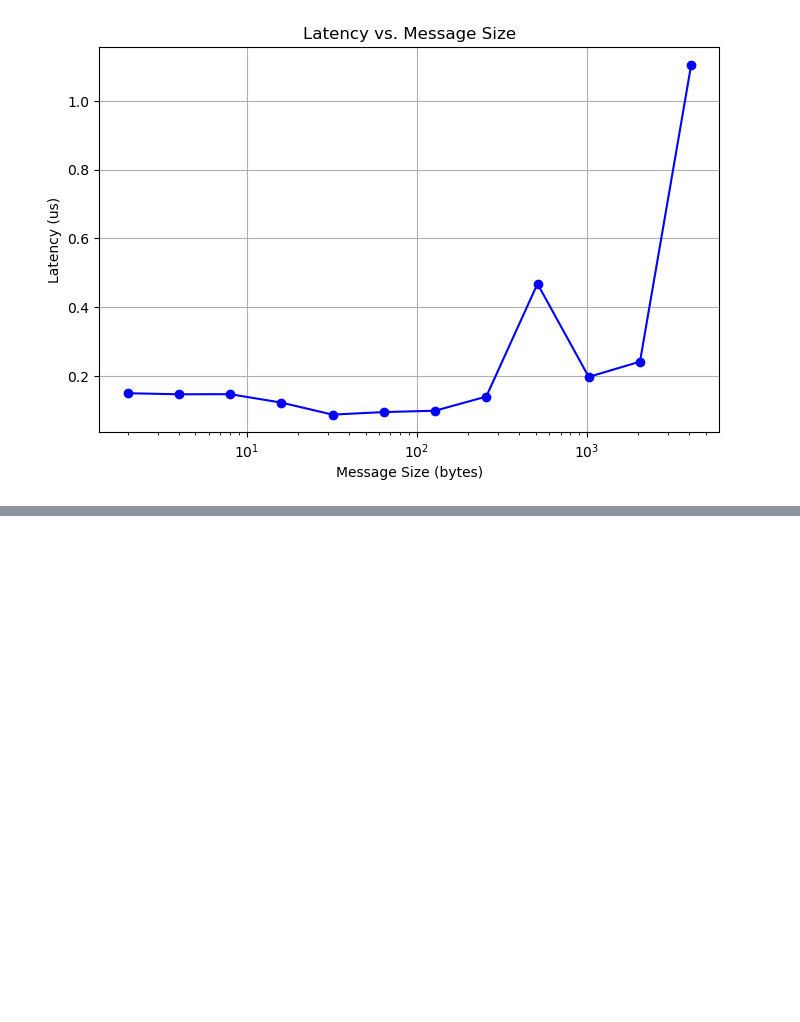
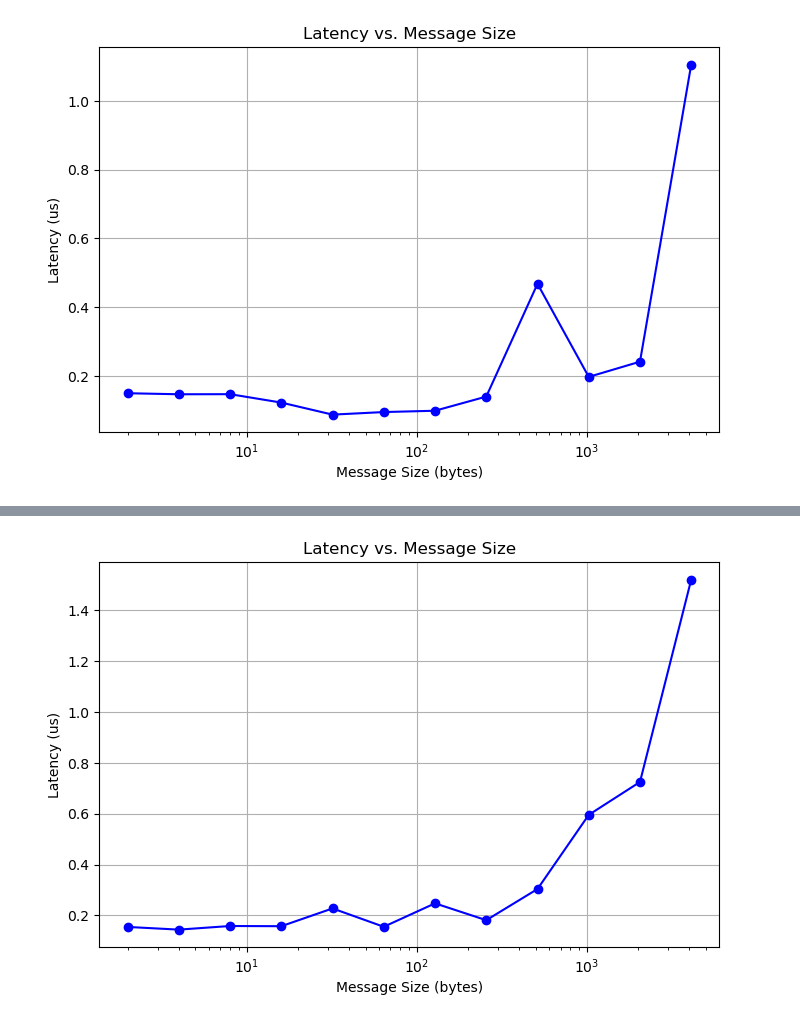
Before and after one commit to cmse822/project-3-mpi-p2p-team1, a Jupyter notebook: plotting.ipynb, the cells around one changed output, grey strips where cells are left out. Drawn from its saved outputs; the diff is of its cells as text; code cells hidden in the pictures; blank space fills up the shorter version.

```diff
--- a/plotting.ipynb
+++ b/plotting.ipynb
@@ -43,0 +73,14 @@ plt.show()
+# %%
+# Plotting the latency vs. message size
+plt.figure(figsize=(8, 5))
+plt.plot(data['message_size'], data['latency'], marker='o', linestyle='-', color='b')
+plt.title('Latency vs. Message Size')
+plt.xlabel('Message Size (bytes)')
+plt.ylabel('Latency (us)')
+plt.grid(True)
+plt.xscale('log')  # Using a logarithmic scale for the x-axis to better visualize the data
+plt.yscale('linear')
+plt.savefig('report/part4_2.png')
+plt.show()
+# %% [output]
+[figure, added]
```
Also changed, not shown: parts of 2 cells of this notebook, 2 other files.
